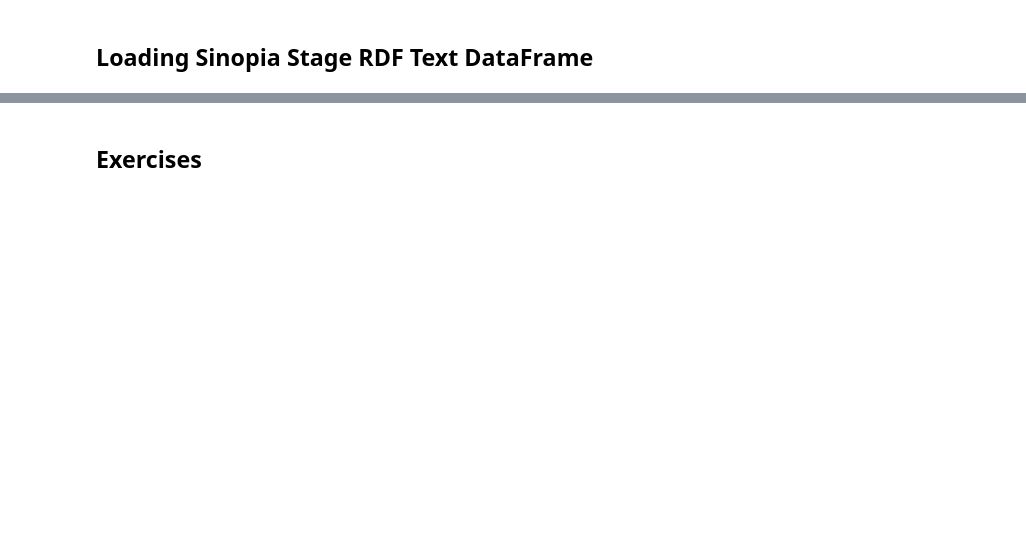
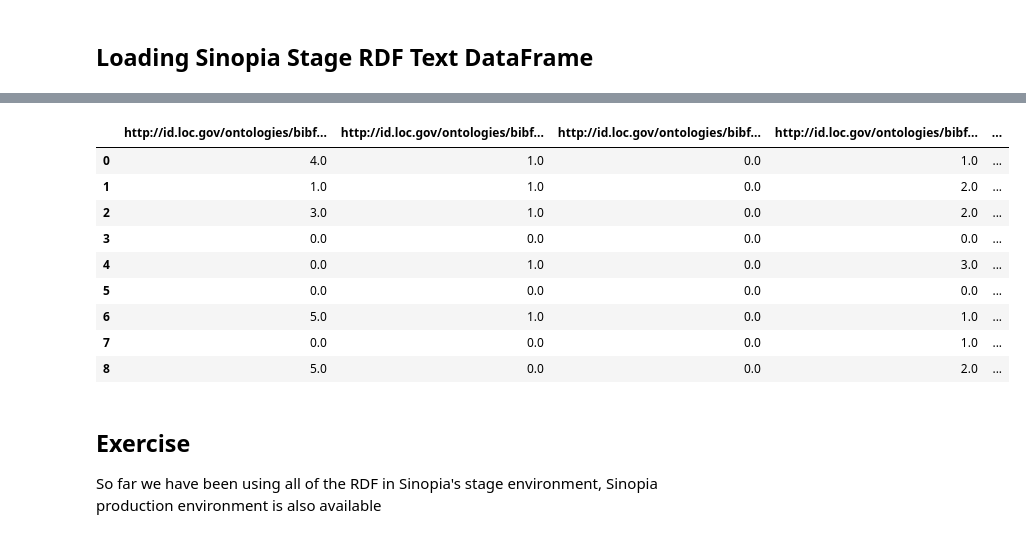
Before and after one commit to LD4P/rdf-ai-workshop, a Jupyter notebook: 05_FastAIwithPyTorch.ipynb, the cells around one changed output, grey strips where cells are left out. Saved outputs shown, nothing was run; the diff lists cells and outputs as text; code cells hidden in the pictures; blank space fills up the shorter version.

```diff
--- a/05_FastAIwithPyTorch.ipynb
+++ b/05_FastAIwithPyTorch.ipynb
@@ -57,0 +188,2 @@ weighted_df
+# %%
+stage_learner.fit_one_cycle(5)
@@ -57,0 +197,3 @@ weighted_df
+# %%
+stage_learner.show_results()
+# %% [output]
@@ -58,2 +201,13 @@ weighted_df
+|  | http://id.loc.gov/ontologies/bibf... | http://id.loc.gov/ontologies/bibf... | http://id.loc.gov/ontologies/bibf... | http://id.loc.gov/ontologies/bibf... | ... |
+| 0 | 4.0 | 1.0 | 0.0 | 1.0 | ... |
+| 1 | 1.0 | 1.0 | 0.0 | 2.0 | ... |
+| 2 | 3.0 | 1.0 | 0.0 | 2.0 | ... |
+| 3 | 0.0 | 0.0 | 0.0 | 0.0 | ... |
+| 4 | 0.0 | 1.0 | 0.0 | 3.0 | ... |
+| 5 | 0.0 | 0.0 | 0.0 | 0.0 | ... |
+| 6 | 5.0 | 1.0 | 0.0 | 1.0 | ... |
+| 7 | 0.0 | 0.0 | 0.0 | 1.0 | ... |
+| 8 | 5.0 | 0.0 | 0.0 | 2.0 | ... |
 # %% [markdown]
-## Exercises
+## Exercise
+So far we have been using all of the RDF in Sinopia's stage environment, Sinopia production environment is also available
```
Also changed, not shown: parts of 30 cells of this notebook, 7 other files.
